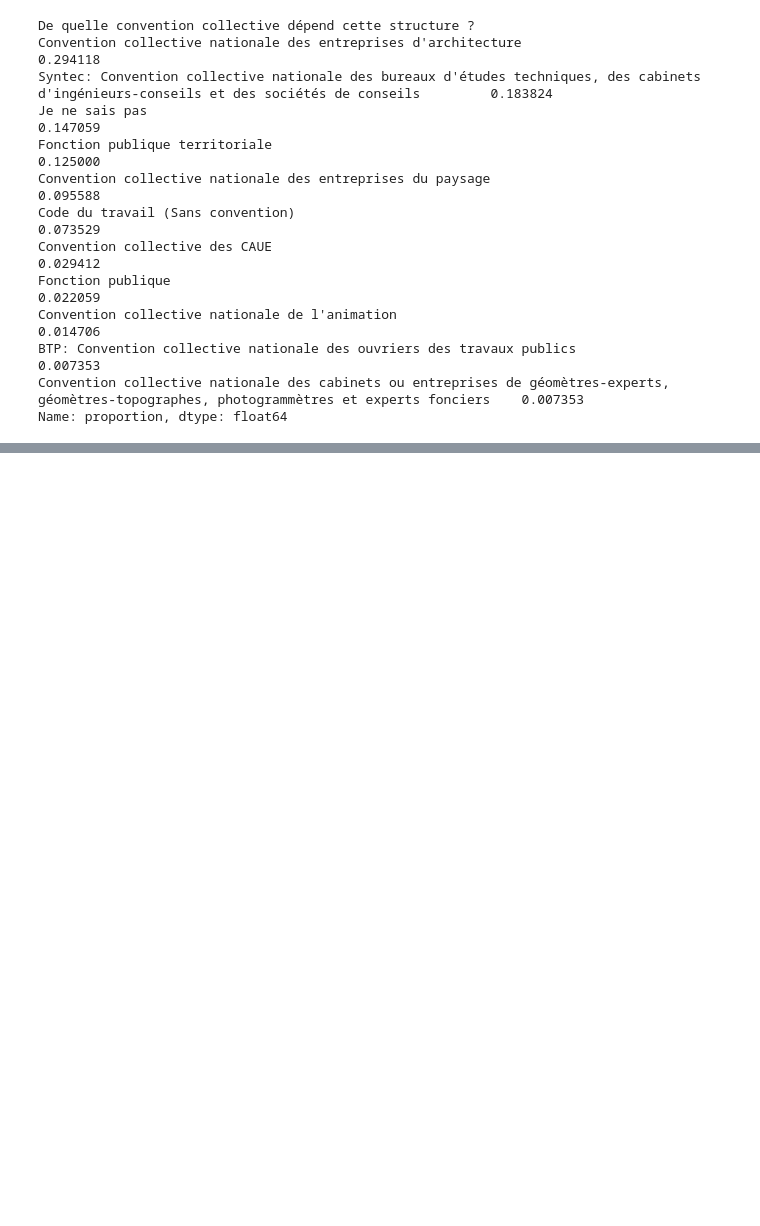
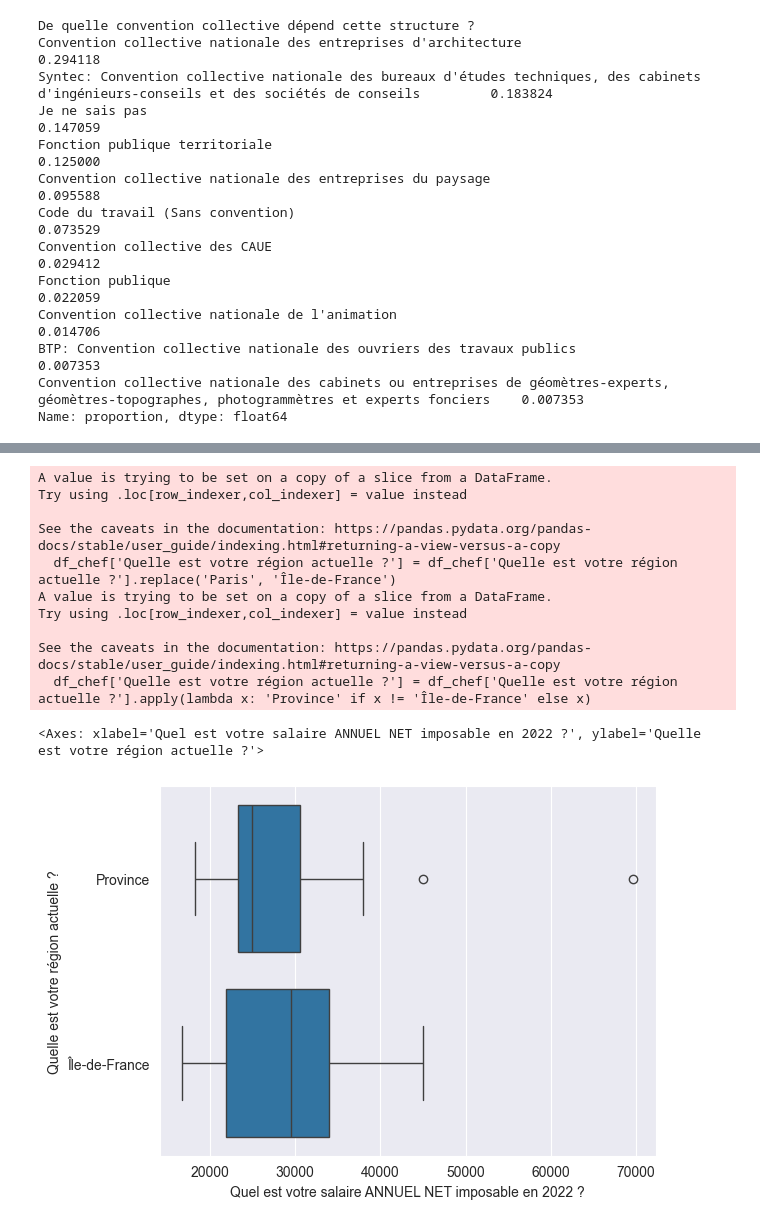
Before and after one commit to facettespaysages/etude-salariale, a Jupyter notebook: etude_remuneration_2022.ipynb, the cells around one changed output, grey strips where cells are left out. Saved outputs shown, nothing was run; the diff lists cells and outputs as text; code cells hidden in the pictures; blank space fills up the shorter version.

```diff
--- a/etude_remuneration_2022.ipynb
+++ b/etude_remuneration_2022.ipynb
@@ -113,0 +154,23 @@ Name: proportion, dtype: float64
+# %%
+# and group by 'Quelle est votre région actuelle ?' Paris and Ile-de-France should be in a same group
+df_chef['Quelle est votre région actuelle ?'] = df_chef['Quelle est votre région actuelle ?'].replace('Paris', 'Île-de-France')
+
+# group all regions that are not 'Île-de-France' in a same group called 'Province'
+df_chef['Quelle est votre région actuelle ?'] = df_chef['Quelle est votre région actuelle ?'].apply(lambda x: 'Province' if x != 'Île-de-France' else x)
+
+# sort by alphabetical order of 'Etes-vous satisfait-e de votre charge horaire ?'
+sns.boxplot(data=df_chef, x="Quel est votre salaire ANNUEL NET imposable en 2022 ?",
+            y='Quelle est votre région actuelle ?')
+# %% [output]
+A value is trying to be set on a copy of a slice from a DataFrame.
+Try using .loc[row_indexer,col_indexer] = value instead
+
+See the caveats in the documentation: https://pandas.pydata.org/pandas-docs/stable/user_guide/indexing.html#returning-a-view-versus-a-copy
+  df_chef['Quelle est votre région actuelle ?'] = df_chef['Quelle est votre région actuelle ?'].replace('Paris', 'Île-de-France')
+A value is trying to be set on a copy of a slice from a DataFrame.
+Try using .loc[row_indexer,col_indexer] = value instead
+
+See the caveats in the documentation: https://pandas.pydata.org/pandas-docs/stable/user_guide/indexing.html#returning-a-view-versus-a-copy
+  df_chef['Quelle est votre région actuelle ?'] = df_chef['Quelle est votre région actuelle ?'].apply(lambda x: 'Province' if x != 'Île-de-France' else x)
+<Axes: xlabel='Quel est votre salaire ANNUEL NET imposable en 2022 ?', ylabel='Quelle est votre région actuelle ?'>
+[figure, added]
```
Also changed, not shown: parts of 4 cells of this notebook, 8 other files.
